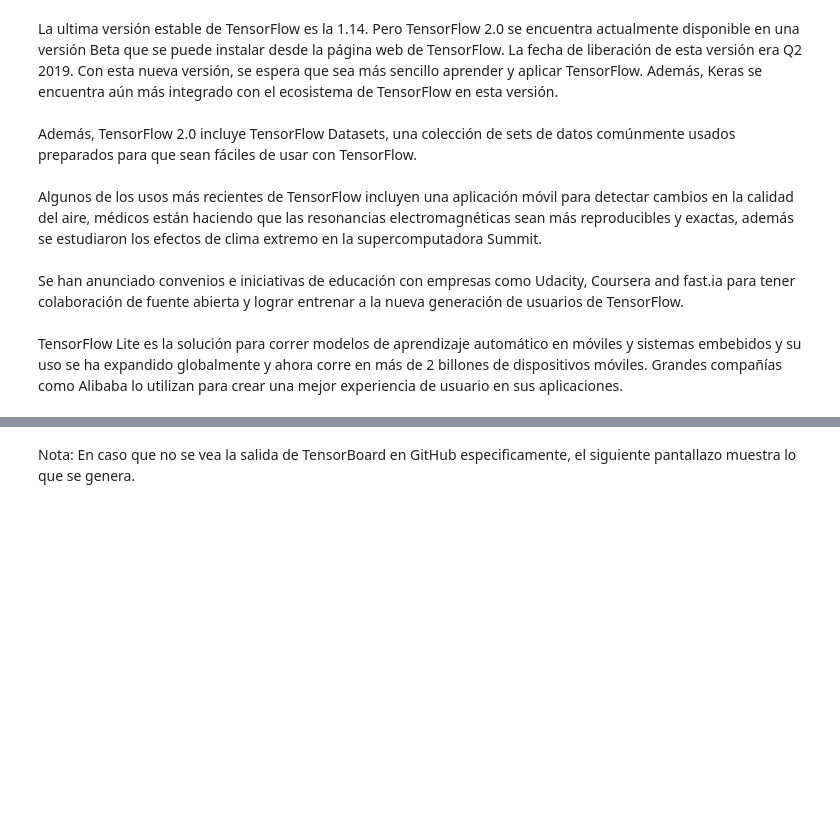
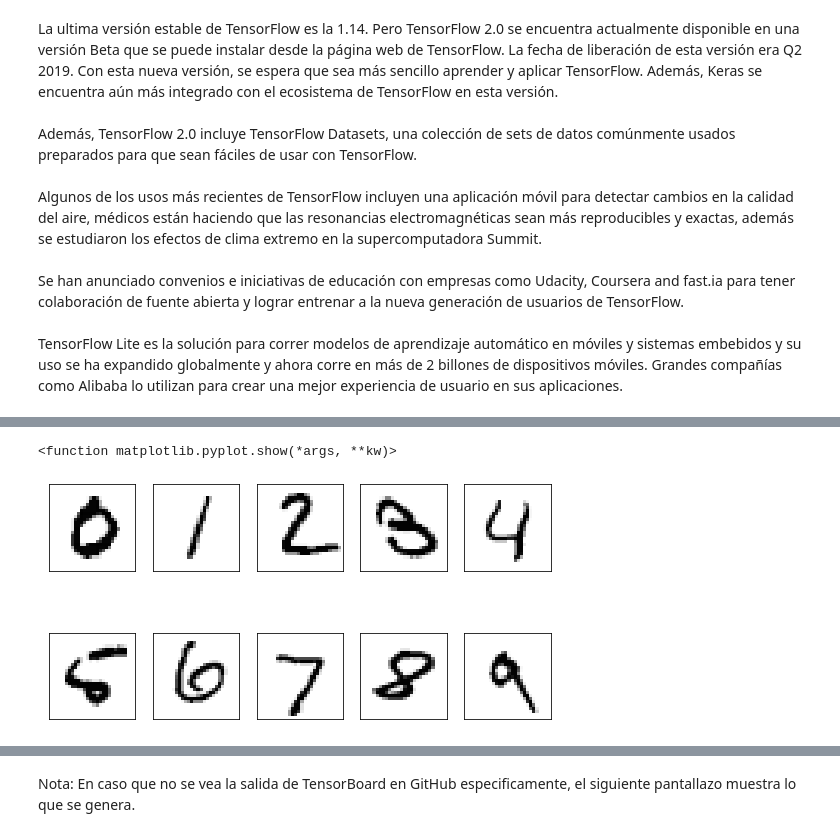
Before and after one commit to jpvernava/Inv-Corta-3, a Jupyter notebook: Inv-Corta-3.ipynb, the cells around one changed output, grey strips where cells are left out. Saved outputs shown, nothing was run; the diff lists cells and outputs as text; code cells hidden in the pictures; blank space fills up the shorter version.

```diff
--- a/Inv-Corta-3.ipynb
+++ b/Inv-Corta-3.ipynb
@@ -147,9 +107,0 @@ plt.imshow(x_train[55].reshape(28, 28), cmap=cm.Greys)
-# %%
-images = x_train[0:18]
-fig, axes = plt.subplots(3, 6, figsize=[9,5])
-
-for i, ax in enumerate(axes.flat):
-    ax.imshow(x_train[i].reshape(28, 28), cmap=cm.Greys)
-    ax.set_xticks([])
-    ax.set_yticks([])
-plt.show
@@ -233,0 +191,24 @@ plt.imshow(x_test[88].reshape(28, 28), cmap=cm.Greys)
+# %%
+# función que encuentra un valor especifico en el arreglo
+def findValue(value):
+
+    for i in range(len(y_test)):
+        if (y_test[i]==value):
+            return x_test[i]
+
+digitValues=[0] * 10
+
+for i in range(0, 10):
+    digitValues[i]=findValue(i)
+# %%
+# graficar los digitos
+fig, axes = plt.subplots(2, 5, figsize=[9,5])
+
+for i, ax in enumerate(axes.flat):
+    ax.imshow(digitValues[i].reshape(28, 28), cmap=cm.Greys)
+    ax.set_xticks([])
+    ax.set_yticks([])
+plt.show
+# %% [output]
+<function matplotlib.pyplot.show(*args, **kw)>
+[figure, added]
```
Also changed, not shown: parts of 67 cells of this notebook, 4 other files.
